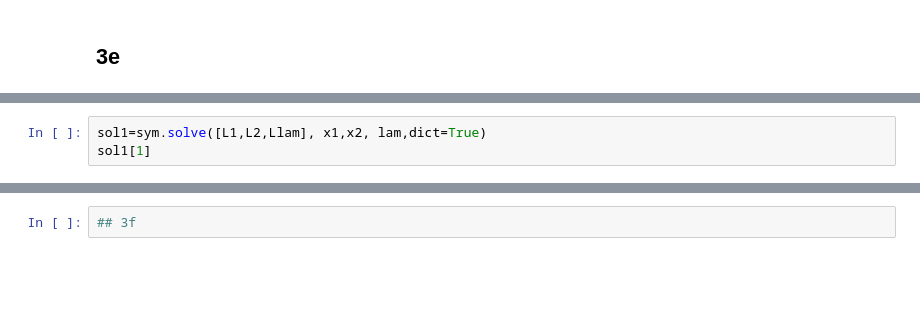
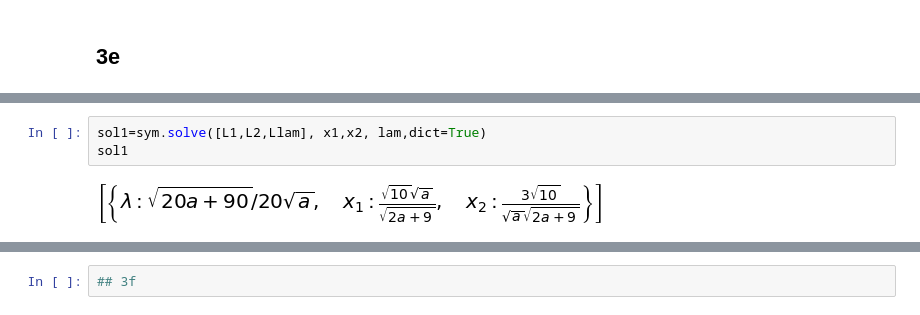
Before and after one commit to jonduan/Economics_note, a Jupyter notebook: math/ECON350/350/6 envelope theorem.ipynb, the cells around one changed output, grey strips where cells are left out. Saved outputs shown, nothing was run; the diff lists cells and outputs as text; blank space fills up the shorter version.

```diff
--- a/math/ECON350/350/6 envelope theorem.ipynb
+++ b/math/ECON350/350/6 envelope theorem.ipynb
@@ -251,6 +292,8 @@ Llam
 # %%
 sol1=sym.solve([L1,L2,Llam], x1,x2, lam,dict=True)
-sol1[1]
+sol1
+# %% [output]
+[figure, added]
 # %%
 La = sym.diff(L,a)
 La
```
Also changed, not shown: parts of 34 cells of this notebook, 8 other files.
